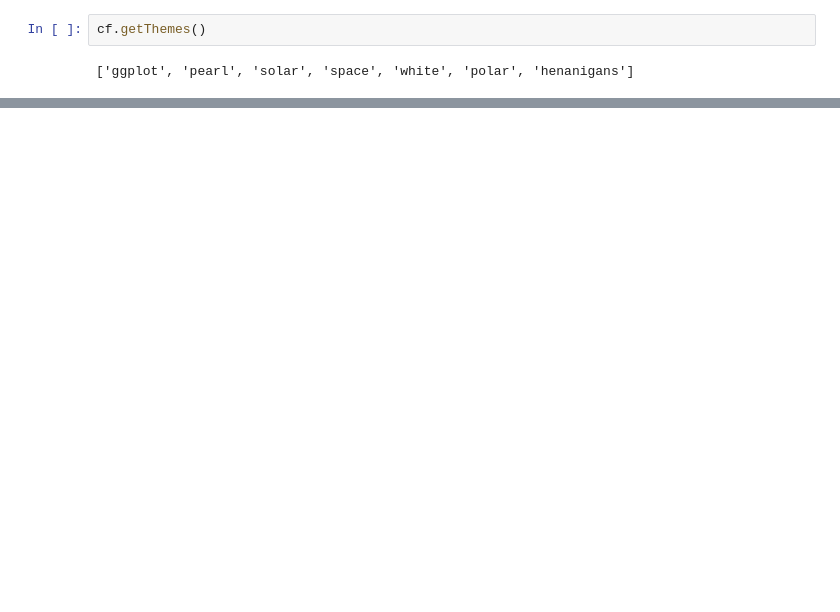
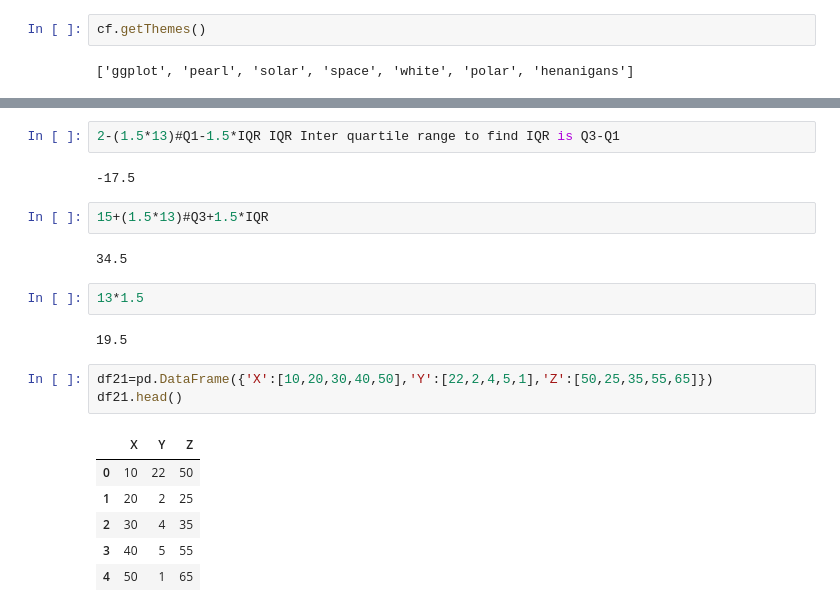
Before and after one commit to keithferns98/Numpy-, a Jupyter notebook: Matplotlib.ipynb, the cells around one changed output, grey strips where cells are left out. Saved outputs shown, nothing was run; the diff lists cells and outputs as text; blank space fills up the shorter version.

```diff
--- a/Matplotlib.ipynb
+++ b/Matplotlib.ipynb
@@ -296,0 +333,22 @@ df5.iplot(kind='bar',barmode='stack',bargap=0.5)
+# %%
+2-(1.5*13)#Q1-1.5*IQR IQR Inter quartile range to find IQR is Q3-Q1
+# %% [output]
+-17.5
+# %%
+15+(1.5*13)#Q3+1.5*IQR
+# %% [output]
+34.5
+# %%
+13*1.5
+# %% [output]
+19.5
+# %%
+df21=pd.DataFrame({'X':[10,20,30,40,50],'Y':[22,2,4,5,1],'Z':[50,25,35,55,65]})
+df21.head()
+# %% [output]
+|  | X | Y | Z |
+| 0 | 10 | 22 | 50 |
+| 1 | 20 | 2 | 25 |
+| 2 | 30 | 4 | 35 |
+| 3 | 40 | 5 | 55 |
+| 4 | 50 | 1 | 65 |
```
Also changed, not shown: parts of 25 cells of this notebook.
